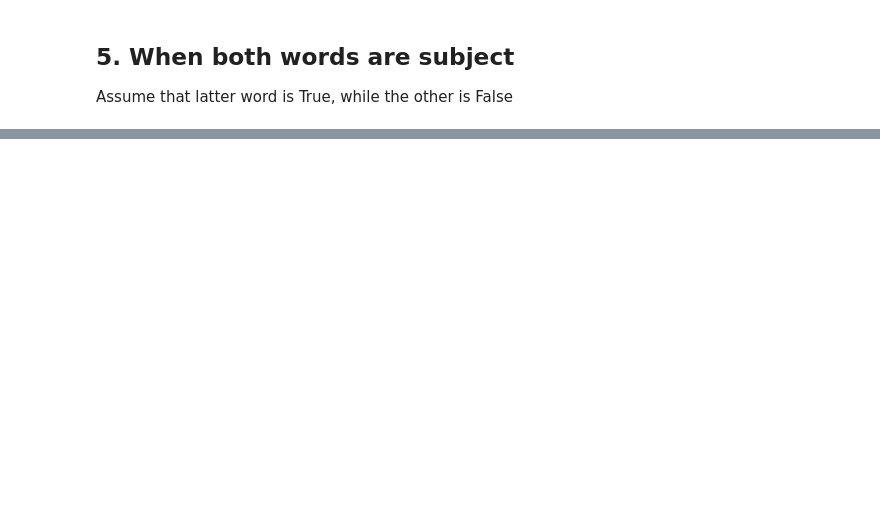
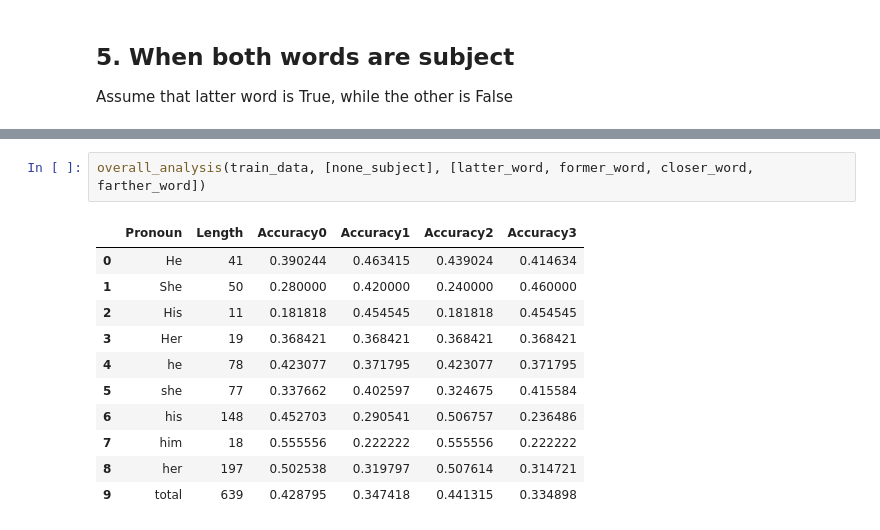
Before and after one commit to Kohgeonho/NLP_HW3_gap_coreference, a Jupyter notebook: gap-coreference/CS372_HW3_code_20160025.ipynb, the cells around one changed output, grey strips where cells are left out. Drawn from its saved outputs; the diff is of its cells as text; blank space fills up the shorter version.

```diff
--- a/gap-coreference/CS372_HW3_code_20160025.ipynb
+++ b/gap-coreference/CS372_HW3_code_20160025.ipynb
@@ -504,0 +487,14 @@ len(none_subject_data)
+# %%
+overall_analysis(train_data, [none_subject], [latter_word, former_word, closer_word, farther_word])
+# %% [output]
+|  | Pronoun | Length | Accuracy0 | Accuracy1 | Accuracy2 | Accuracy3 |
+| 0 | He | 41 | 0.390244 | 0.463415 | 0.439024 | 0.414634 |
+| 1 | She | 50 | 0.280000 | 0.420000 | 0.240000 | 0.460000 |
+| 2 | His | 11 | 0.181818 | 0.454545 | 0.181818 | 0.454545 |
+| 3 | Her | 19 | 0.368421 | 0.368421 | 0.368421 | 0.368421 |
+| 4 | he | 78 | 0.423077 | 0.371795 | 0.423077 | 0.371795 |
+| 5 | she | 77 | 0.337662 | 0.402597 | 0.324675 | 0.415584 |
+| 6 | his | 148 | 0.452703 | 0.290541 | 0.506757 | 0.236486 |
+| 7 | him | 18 | 0.555556 | 0.222222 | 0.555556 | 0.222222 |
+| 8 | her | 197 | 0.502538 | 0.319797 | 0.507614 | 0.314721 |
+| 9 | total | 639 | 0.428795 | 0.347418 | 0.441315 | 0.334898 |
```
Also changed, not shown: parts of 25 cells of this notebook, 2 other files.
